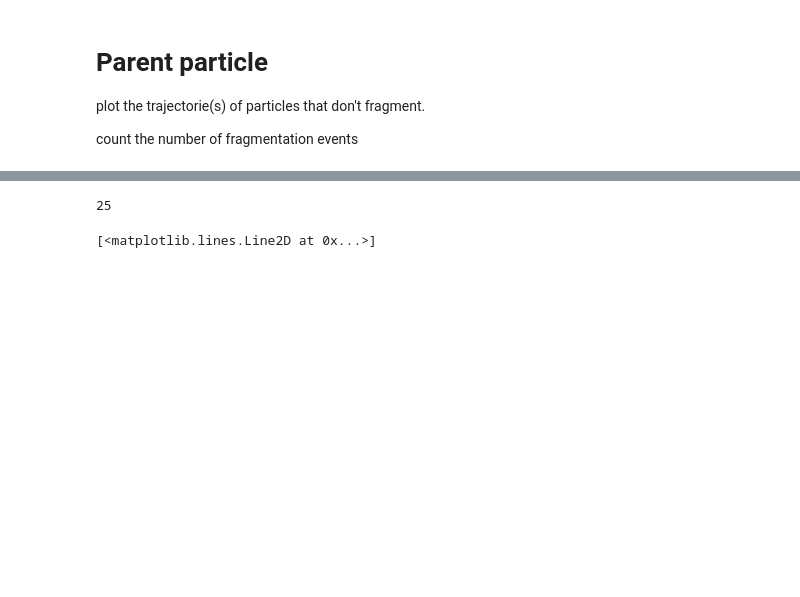
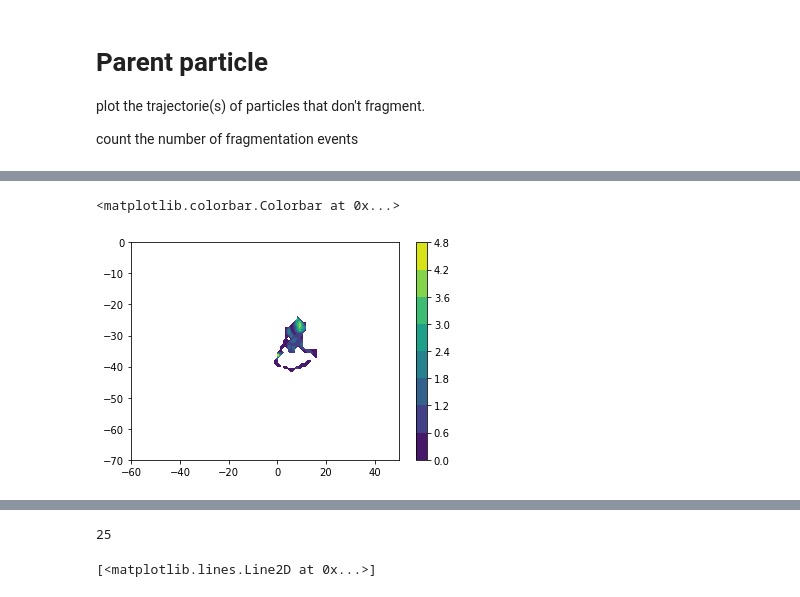
Before and after one commit to OceanParcels/Backtracking_Abyssal_Nanoplastics, a Jupyter notebook: notebooks/Parent_particle.ipynb, the cells around one changed output, grey strips where cells are left out. Cells and saved outputs as stored; diff of their text form; code cells hidden in the pictures; blank space fills up the shorter version.

```diff
--- a/notebooks/Parent_particle.ipynb
+++ b/notebooks/Parent_particle.ipynb
@@ -136,0 +162,20 @@ plt.savefig('../figs/conti_shelf_multift.png')
+# %%
+number_bins = (98, 80)
+domain_limits = [[-60, 50], [-70, 0]]
+ti = -1
+lons = sim['lon'][-1].values
+lats = sim['lat'][-1].values
+H, x_edges, y_edges = np.histogram2d(lons, lats,bins=number_bins, range=domain_limits, density=False)
+H = np.ma.masked_where(H <= 1, H)
+
+lon_range = np.linspace(domain_limits[0][0], domain_limits[0][1],
+                        number_bins[0])
+lat_range = np.linspace(domain_limits[1][0], domain_limits[1][1],
+                        number_bins[1])
+X, Y = np.meshgrid( lat_range, lon_range)
+# %%
+im = plt.contourf(Y, X, AA)
+plt.colorbar(im)
+# %% [output]
+<matplotlib.colorbar.Colorbar at 0x...>
+[figure, added]
```
Also changed, not shown: parts of 13 cells of this notebook, 4 other files.
